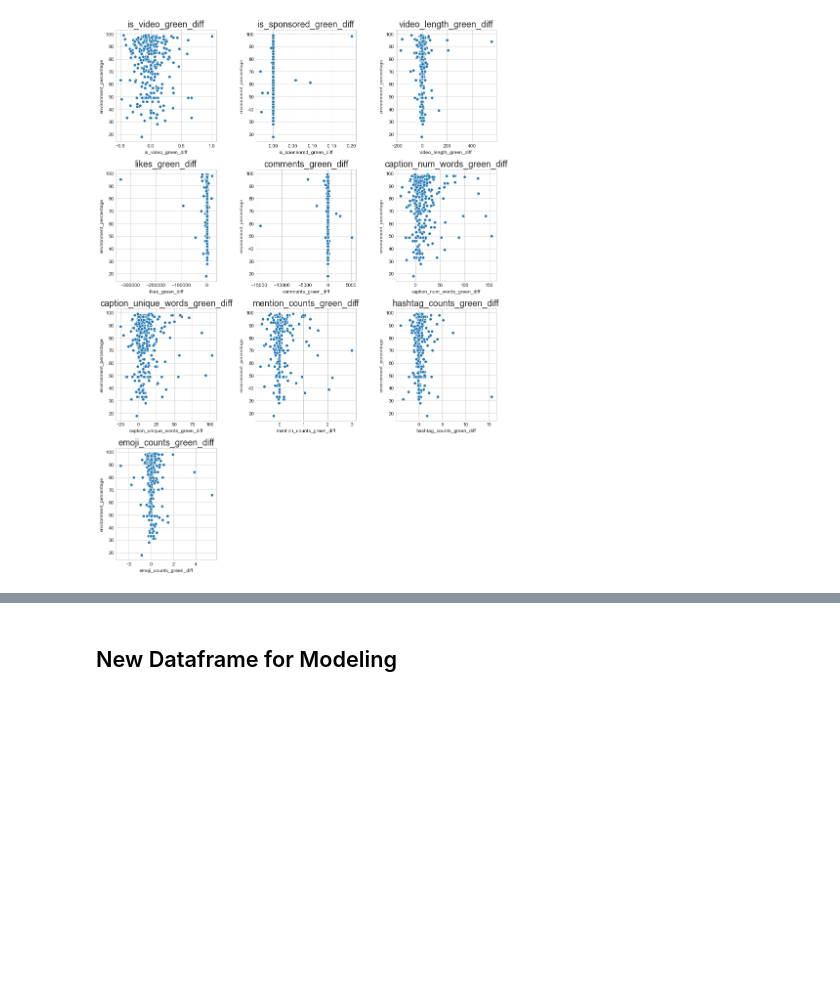
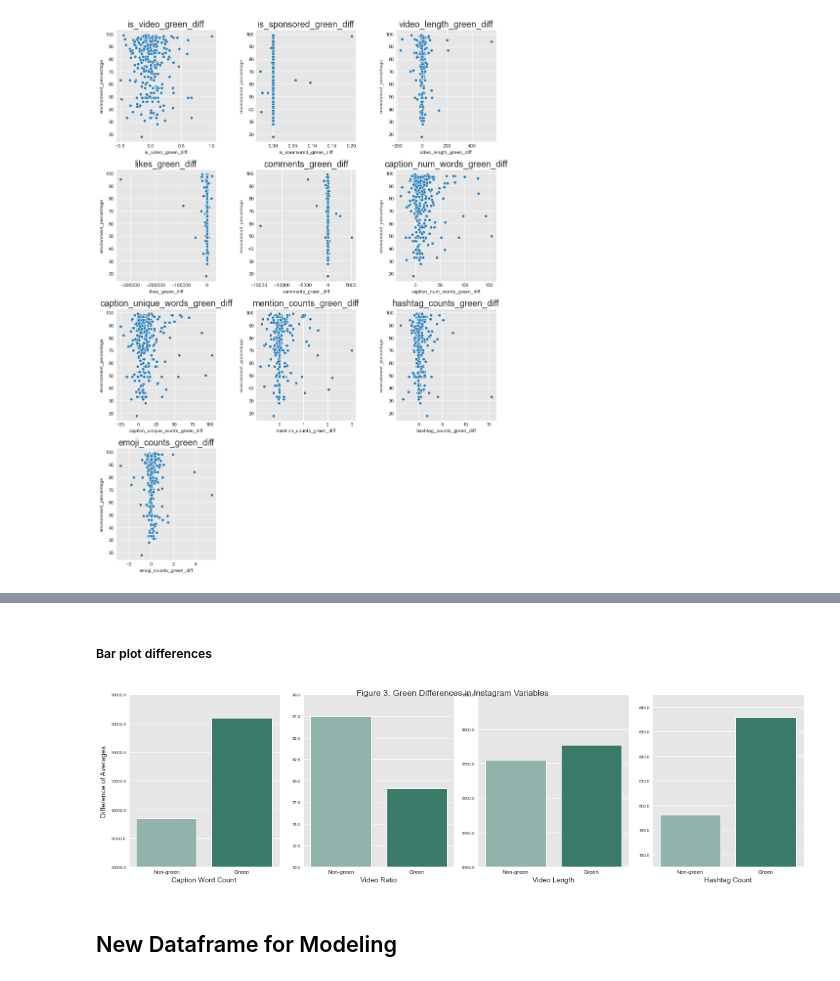
Before and after one commit to madelinekinnaird/quantifying-greenwashing, a Jupyter notebook: data_exploration-preprocessing.ipynb, the cells around one changed output, grey strips where cells are left out. Saved outputs shown, nothing was run; the diff lists cells and outputs as text; code cells hidden in the pictures; blank space fills up the shorter version.

```diff
--- a/data_exploration-preprocessing.ipynb
+++ b/data_exploration-preprocessing.ipynb
@@ -408,3 +365,73 @@ esia
+# %% [markdown]
+##### Bar plot differences
+# %%
+def bar_graph_prep(colName):
+    '''
+    Function: groups, aggregates, and renames columns for green difference bar graphs
+    '''
+    tmpDF = df[[colName+"_1", colName+"_0"]]
+    tmpDF = pd.melt(tmpDF, value_vars=[colName+"_1", colName+"_0"]).groupby('variable').sum().reset_index()
+    yn_map = {colName+"_0": 'Non-green Post', colName+"_1": 'Green-Post'}
+    tmpDF['variable'] = tmpDF['variable'].map(yn_map)
+    return tmpDF
+# %%
+video_length = bar_graph_prep("video_length")
+is_video = bar_graph_prep("is_video")
+caption_num_word = bar_graph_prep("caption_num_words")
+hashtag_counts = bar_graph_prep("hashtag_counts")
+# %%
+sns.set_style("darkgrid", {"axes.facecolor": ".9"})
+
+pal = ["#8ABAAE","#2E856E"]
+#"#2E856E","#006A4E"]
+#pal = sns.color_palette("Greens_d")
+
+fig, (ax1, ax2, ax3, ax4) = plt.subplots(ncols=4, sharey=False, figsize = (14,4))
+sns.barplot(x="variable", y="value", data=caption_num_word, capsize=.2, ax=ax1, palette = pal)
+ax1.set(ylim=(10000, 16000))
+sns.barplot(x="variable", y="value", data=is_video, capsize=.2, ax=ax2, palette = pal)
+ax2.set(ylim=(70, 90))
+sns.barplot(x="variable", y="value", data=video_length, capsize=.2, ax=ax3, palette = pal)
+ax3.set(ylim=(5400, 5650))
+sns.barplot(x="variable", y="value", data=hashtag_counts, capsize=.2, ax=ax4, palette = pal)
+ax4.set(ylim=(775, 845))
+
+
+ax1.set_xlabel('Caption Word Count')
+ax1.set_ylabel('Difference of Averages')
+
+
+ax2.set_xlabel('Video Ratio')
+ax2.set_ylabel(None)
+
+
+ax3.set_xlabel('Video Length')
+ax3.set_ylabel(None)
+
+
+ax4.set_xlabel('Hashtag Count')
+ax4.set_ylabel(None)
+
+
+fig.suptitle('Figure 3: Green Differences in Instagram Variables', fontsize=12)
+
+plt.savefig("../quantifying-greenwashing/presentation/images/differences.png")
+
+
+ax1.set_yticklabels(ax1.get_yticks(), size=6)
+ax2.set_yticklabels(ax2.get_yticks(), size=6)
+ax3.set_yticklabels(ax3.get_yticks(), size=6)
+ax4.set_yticklabels(ax4.get_yticks(), size=6)
+
+ax1.set_xticklabels(labels = ['Non-green', 'Green'], size = 8)
+ax2.set_xticklabels(labels = ['Non-green', 'Green'], size = 8)
+ax3.set_xticklabels(labels = ['Non-green', 'Green'], size = 8)
+ax4.set_xticklabels(labels = ['Non-green', 'Green'], size = 8)
+plt.tight_layout()
+
+#plt.savefig("../quantifying-greenwashing/presentation/images/differences.png")
+# %% [output]
+[figure, added]
 # %% [markdown]
 ## New Dataframe for Modeling
 # %%
```
Also changed, not shown: parts of 10 cells of this notebook.
